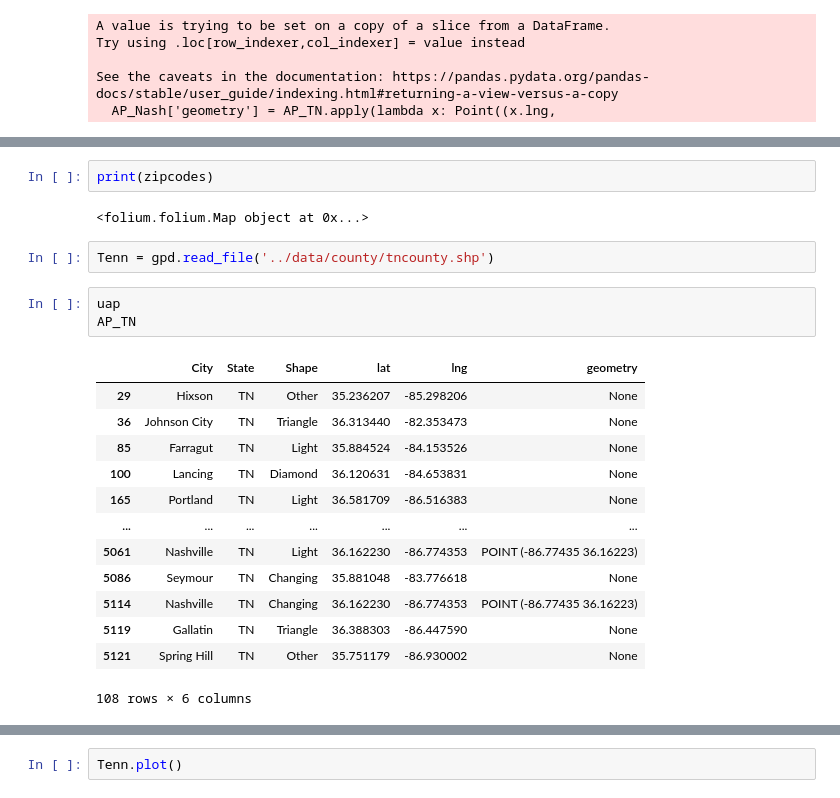
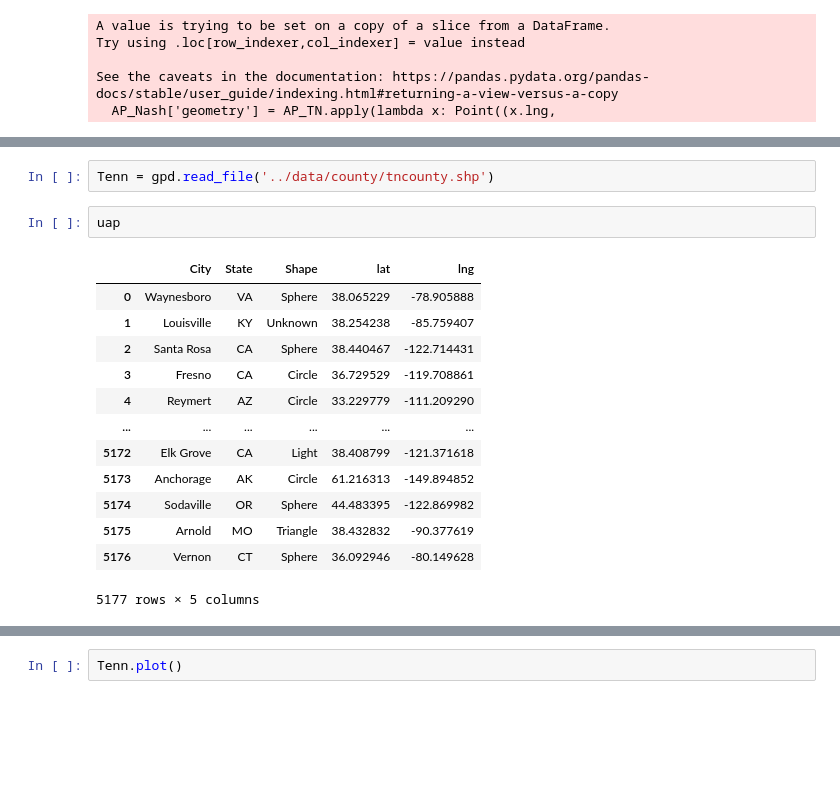
Before and after one commit to Cuiweiyi/geospatial-python-project-Cuiweiyi, a Jupyter notebook: notebooks/TN UAP.ipynb, the cells around one changed output, grey strips where cells are left out. Cells and saved outputs as stored; diff of their text form; blank space fills up the shorter version.

```diff
--- a/notebooks/TN UAP.ipynb
+++ b/notebooks/TN UAP.ipynb
@@ -373,24 +115,19 @@ plt.show();
-# %%
-print(zipcodes)
-# %% [output]
-<folium.folium.Map object at 0x...>
 # %%
 Tenn = gpd.read_file('../data/county/tncounty.shp')
 # %%
 uap
-AP_TN
 # %% [output]
-|  | City | State | Shape | lat | lng | geometry |
-| 29 | Hixson | TN | Other | 35.236207 | -85.298206 | None |
-| 36 | Johnson City | TN | Triangle | 36.313440 | -82.353473 | None |
-| 85 | Farragut | TN | Light | 35.884524 | -84.153526 | None |
-| 100 | Lancing | TN | Diamond | 36.120631 | -84.653831 | None |
-| 165 | Portland | TN | Light | 36.581709 | -86.516383 | None |
-| ... | ... | ... | ... | ... | ... | ... |
-| 5061 | Nashville | TN | Light | 36.162230 | -86.774353 | POINT (-86.77435 36.16223) |
-| 5086 | Seymour | TN | Changing | 35.881048 | -83.776618 | None |
-| 5114 | Nashville | TN | Changing | 36.162230 | -86.774353 | POINT (-86.77435 36.16223) |
-| 5119 | Gallatin | TN | Triangle | 36.388303 | -86.447590 | None |
-| 5121 | Spring Hill | TN | Other | 35.751179 | -86.930002 | None |
+|  | City | State | Shape | lat | lng |
+| 0 | Waynesboro | VA | Sphere | 38.065229 | -78.905888 |
+| 1 | Louisville | KY | Unknown | 38.254238 | -85.759407 |
+| 2 | Santa Rosa | CA | Sphere | 38.440467 | -122.714431 |
+| 3 | Fresno | CA | Circle | 36.729529 | -119.708861 |
+| 4 | Reymert | AZ | Circle | 33.229779 | -111.209290 |
+| ... | ... | ... | ... | ... | ... |
+| 5172 | Elk Grove | CA | Light | 38.408799 | -121.371618 |
+| 5173 | Anchorage | AK | Circle | 61.216313 | -149.894852 |
+| 5174 | Sodaville | OR | Sphere | 44.483395 | -122.869982 |
+| 5175 | Arnold | MO | Triangle | 38.432832 | -90.377619 |
+| 5176 | Vernon | CT | Sphere | 36.092946 | -80.149628 |
-108 rows × 6 columns
+5177 rows × 5 columns
 # %%
```
Also changed, not shown: parts of 66 cells of this notebook.
